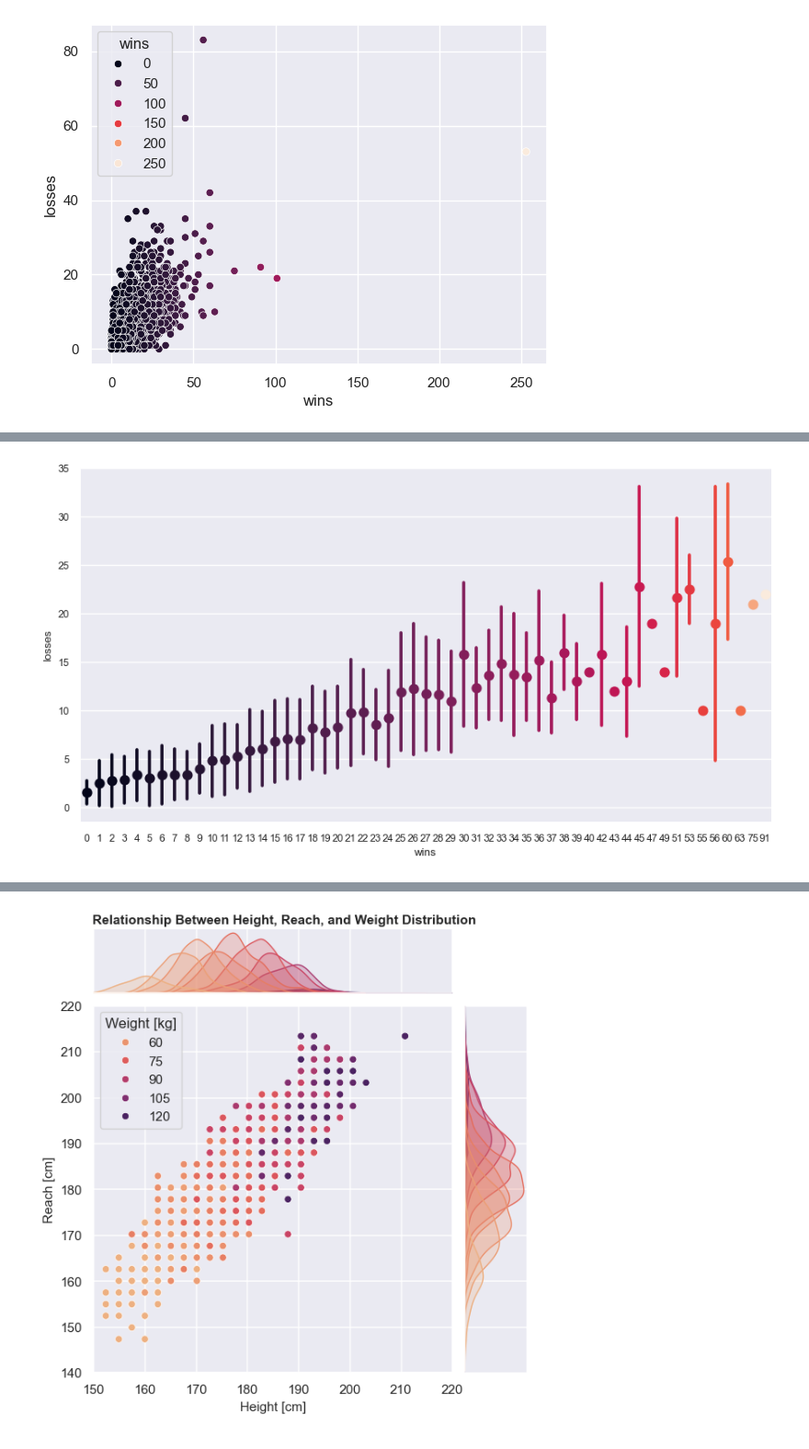
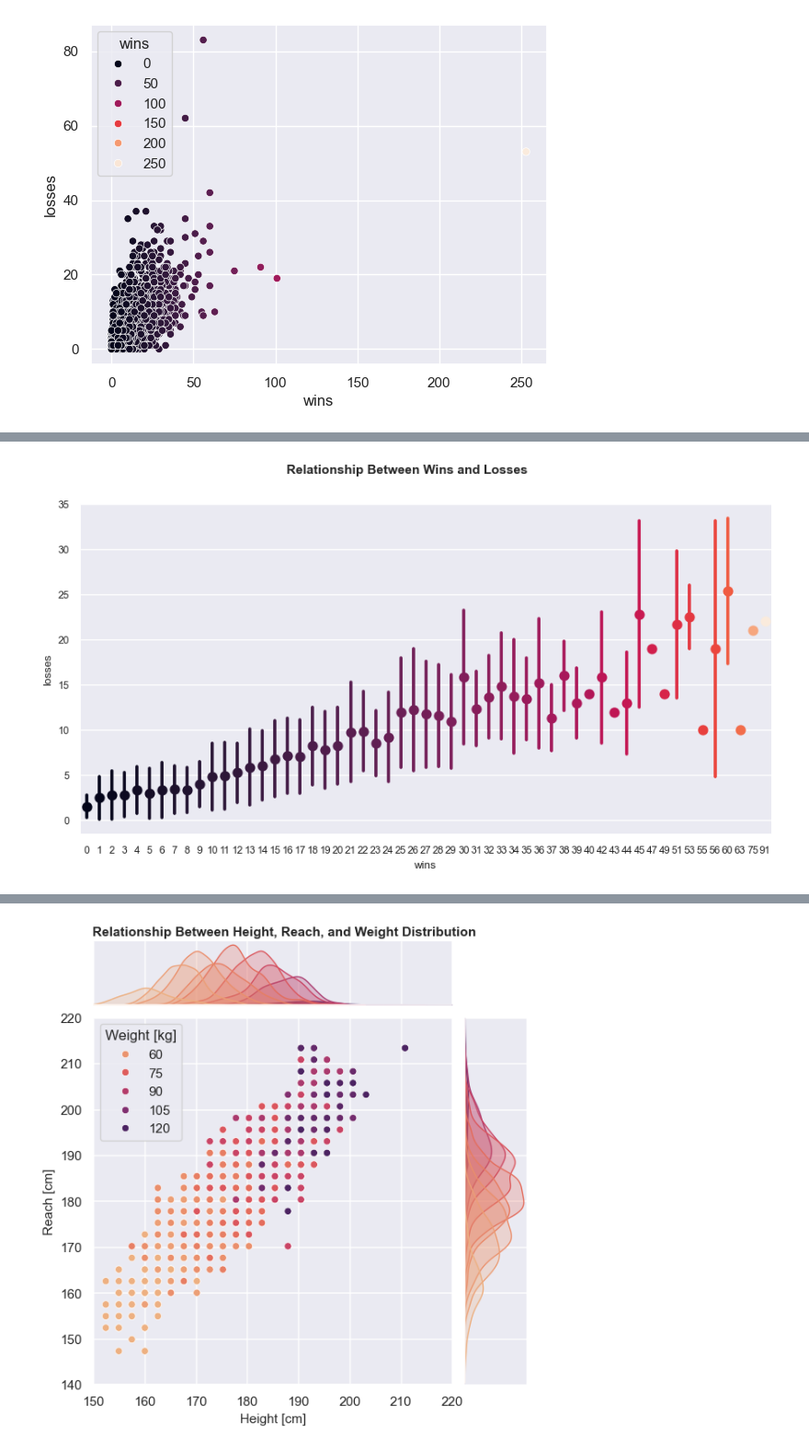
Before and after one commit to Brtsz8/ufc-dataset-analysis, a Jupyter notebook: UFC_analysis_project.ipynb, the cells around one changed output, grey strips where cells are left out. Shown: that part at 92% size. Saved outputs shown, nothing was run; the diff lists cells and outputs as text; code cells hidden in the pictures.

```diff
--- a/UFC_analysis_project.ipynb
+++ b/UFC_analysis_project.ipynb
@@ -148,4 +123,0 @@ plt.show()
-# %%
-sns.set_context(font_scale=1)
-sns.scatterplot(x='weight_in_kg', y='height_cm' , data=df)
-plt.show()
@@ -171,15 +142,17 @@ df.sort_values('wins' , ascending = False).head()
 # %%
 #there are only 2 figters with more then 100 wins and only 4 fighters with more then 40 losses
 #on this scatter plot we will zoom in on more realistic data
 df_body = df[df['wins'].between(0,100) & df['losses'].between(0,40)]
 
 sns.set_style("darkgrid")
 sns.set_context("notebook", font_scale=0.8)
 
 plot = sns.catplot(data = df_body ,x='wins',hue='wins', legend = False, y='losses',
                    kind="point" , palette="rocket", errorbar='sd', height=5, aspect=1.8)
+set_title(plot.fig,'Relationship Between Wins and Losses')
+fig.set_axis_labels('Wins', 'Losses', fontsize=11)
 
 plt.tight_layout()
 plt.show()
 # %% [output]
-[figure, old version]
+[figure, new version]
```
Also changed, not shown: parts of 23 cells of this notebook.
